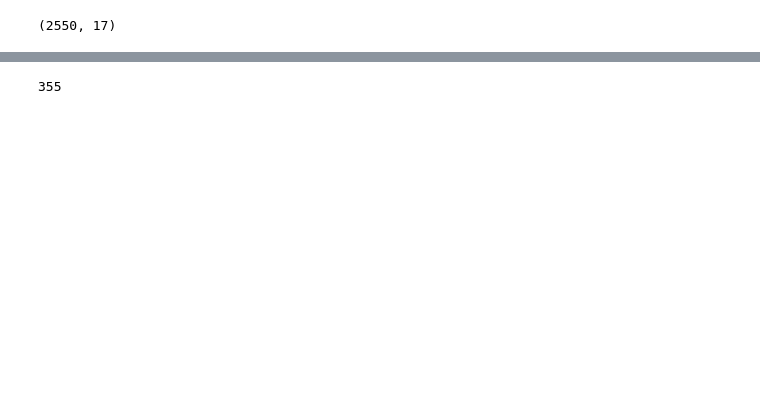
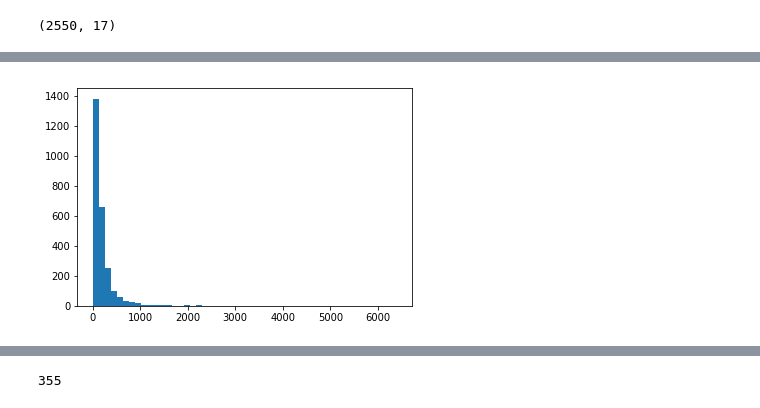
Before and after one commit to lilpricey/Thinkful, a Jupyter notebook: fundamentals/capstone report.ipynb, the cells around one changed output, grey strips where cells are left out. Saved outputs shown, nothing was run; the diff lists cells and outputs as text; code cells hidden in the pictures; blank space fills up the shorter version.

```diff
--- a/fundamentals/capstone report.ipynb
+++ b/fundamentals/capstone report.ipynb
@@ -32,0 +56,5 @@ ted['duration'].hist(bins=40)
+# %%
+plt.hist(ted['comments'], bins=50)
+plt.show()
+# %% [output]
+[figure, added]
```
Also changed, not shown: parts of 17 cells of this notebook.
